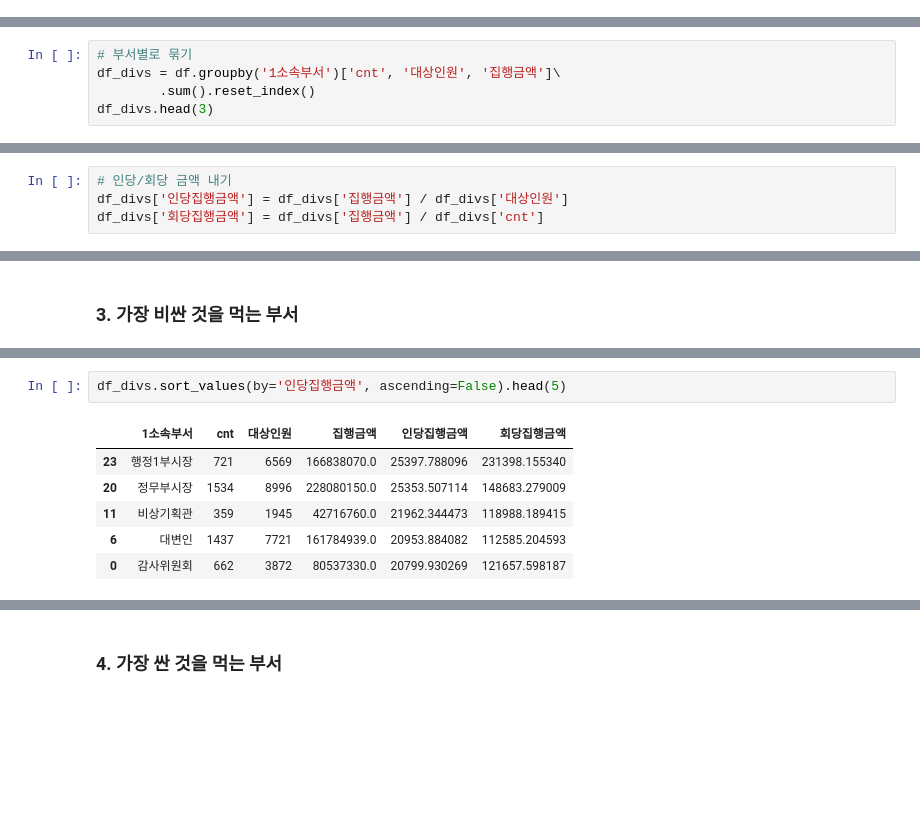
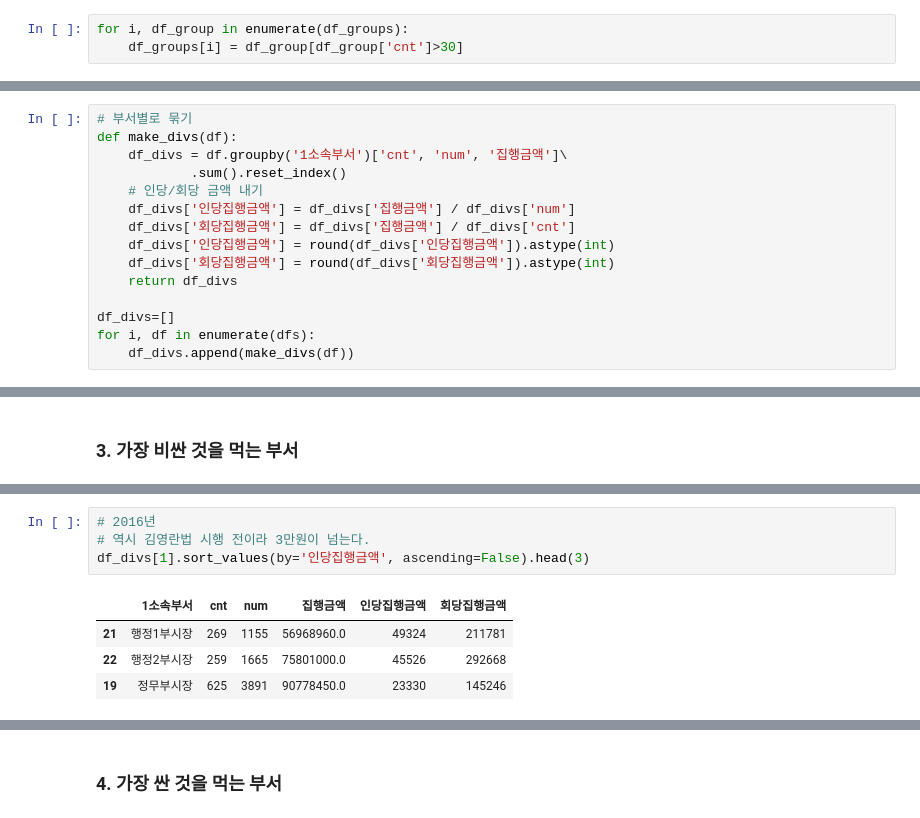
Before and after one commit to jy617lee/popular_restaurants_from_officials, a Jupyter notebook: data_analysis.ipynb, the cells around one changed output, grey strips where cells are left out. Drawn from its saved outputs; the diff is of its cells as text; blank space fills up the shorter version.

```diff
--- a/data_analysis.ipynb
+++ b/data_analysis.ipynb
@@ -51 +148,4 @@ df_group.sort_values(by='cnt', ascending=False).head(3)
+# %%
+for i, df_group in enumerate(df_groups):
+    df_groups[i] = df_group[df_group['cnt']>30]
 # %%
@@ -117,7 +288,2 @@ df_group_for_many.sort_values(by='cnt', ascending=False).head(6)
 # %% [markdown]
 ## 부서별로 살펴보기
-# %%
-# 부서별로 묶기
-df_divs = df.groupby('1소속부서')['cnt', '대상인원', '집행금액']\
-        .sum().reset_index()
-df_divs.head(3)
@@ -129,7 +290,18 @@ df_divs.head(3)
-# %%
-# 인당/회당 금액 내기
-df_divs['인당집행금액'] = df_divs['집행금액'] / df_divs['대상인원']
-df_divs['회당집행금액'] = df_divs['집행금액'] / df_divs['cnt']
+# %%
+# 부서별로 묶기
+def make_divs(df):
+    df_divs = df.groupby('1소속부서')['cnt', 'num', '집행금액']\
+            .sum().reset_index()
+    # 인당/회당 금액 내기
+    df_divs['인당집행금액'] = df_divs['집행금액'] / df_divs['num']
+    df_divs['회당집행금액'] = df_divs['집행금액'] / df_divs['cnt']
+    df_divs['인당집행금액'] = round(df_divs['인당집행금액']).astype(int)
+    df_divs['회당집행금액'] = round(df_divs['회당집행금액']).astype(int)
+    return df_divs
+
+df_divs=[]
+for i, df in enumerate(dfs):
+    df_divs.append(make_divs(df))
 # %% [markdown]
 ### 1. 가장 회식을 자주 한 부서
 # %%
@@ -155,9 +393,9 @@ df_divs.sort_values(by='집행금액', ascending=False).head(3)
 # %%
-df_divs.sort_values(by='인당집행금액', ascending=False).head(5)
+# 2016년
+# 역시 김영란법 시행 전이라 3만원이 넘는다.
+df_divs[1].sort_values(by='인당집행금액', ascending=False).head(3)
 # %% [output]
-|  | 1소속부서 | cnt | 대상인원 | 집행금액 | 인당집행금액 | 회당집행금액 |
-| 23 | 행정1부시장 | 721 | 6569 | 166838070.0 | 25397.788096 | 231398.155340 |
-| 20 | 정무부시장 | 1534 | 8996 | 228080150.0 | 25353.507114 | 148683.279009 |
-| 11 | 비상기획관 | 359 | 1945 | 42716760.0 | 21962.344473 | 118988.189415 |
-| 6 | 대변인 | 1437 | 7721 | 161784939.0 | 20953.884082 | 112585.204593 |
-| 0 | 감사위원회 | 662 | 3872 | 80537330.0 | 20799.930269 | 121657.598187 |
+|  | 1소속부서 | cnt | num | 집행금액 | 인당집행금액 | 회당집행금액 |
+| 21 | 행정1부시장 | 269 | 1155 | 56968960.0 | 49324 | 211781 |
+| 22 | 행정2부시장 | 259 | 1665 | 75801000.0 | 45526 | 292668 |
+| 19 | 정무부시장 | 625 | 3891 | 90778450.0 | 23330 | 145246 |
```
Also changed, not shown: parts of 55 cells of this notebook, 1 other file.
